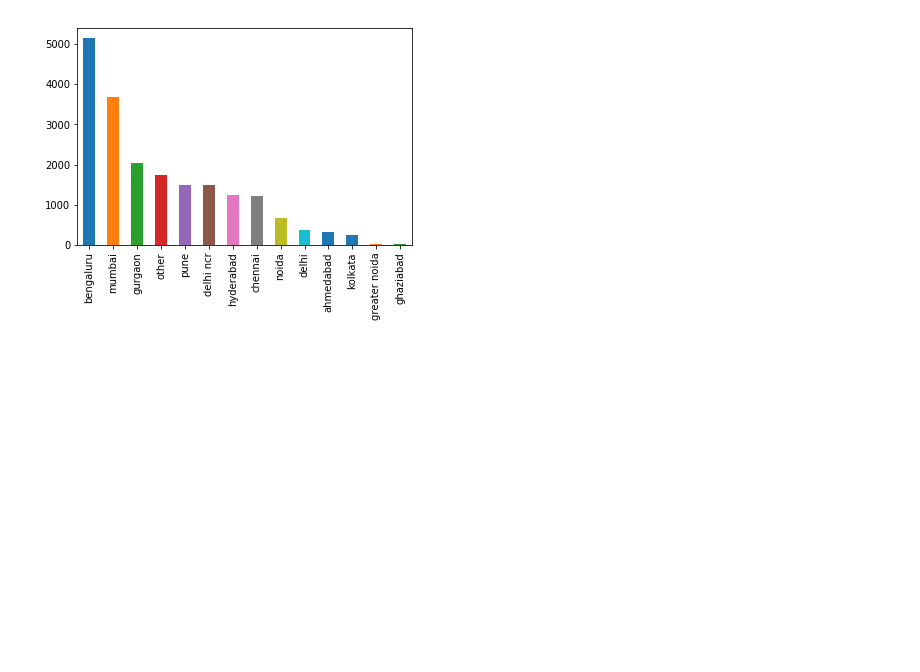
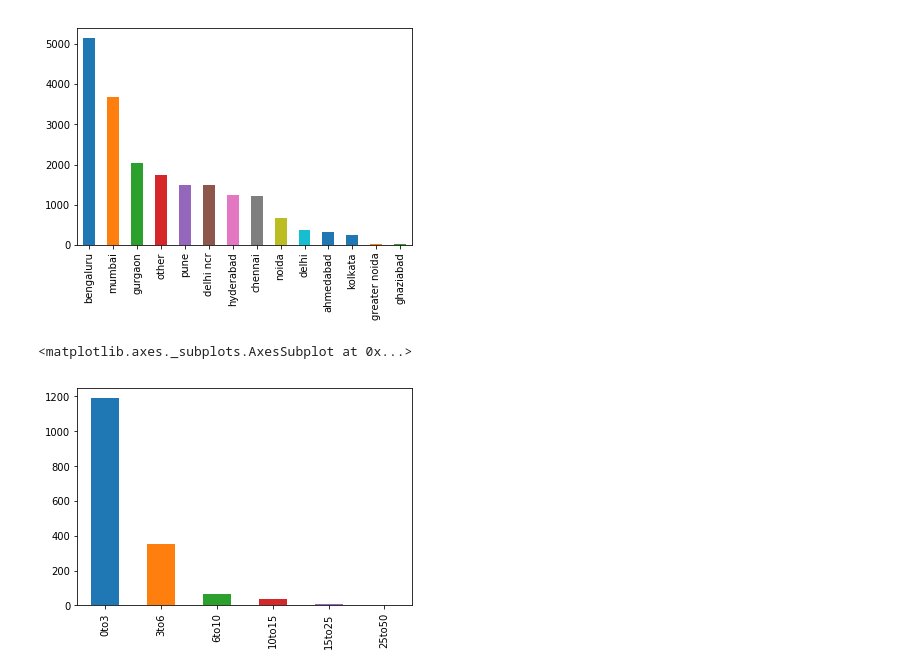
Before and after one commit to jain-aayush/Data-Analysis, a Jupyter notebook: Data Science Jobs Analysis.ipynb, the cells around one changed output. Drawn from its saved outputs; the diff is of its cells as text; code cells hidden in the pictures; blank space fills up the shorter version.

Commit message:
Analysis for entry level jobs

```diff
--- a/Data Science Jobs Analysis.ipynb
+++ b/Data Science Jobs Analysis.ipynb
@@ -140,3 +156,10 @@ locs.value_counts().plot.bar()
 # %% [output]
 <matplotlib.axes._subplots.AxesSubplot at 0x...>
 [figure]
+# %%
+entry_level = jobs[jobs['experience'].str.startswith('0')]
+# %%
+entry_level['salary'].value_counts().plot(kind = 'bar')
+# %% [output]
+<matplotlib.axes._subplots.AxesSubplot at 0x...>
+[figure, added]
```
Also changed, not shown: parts of 11 cells of this notebook.
